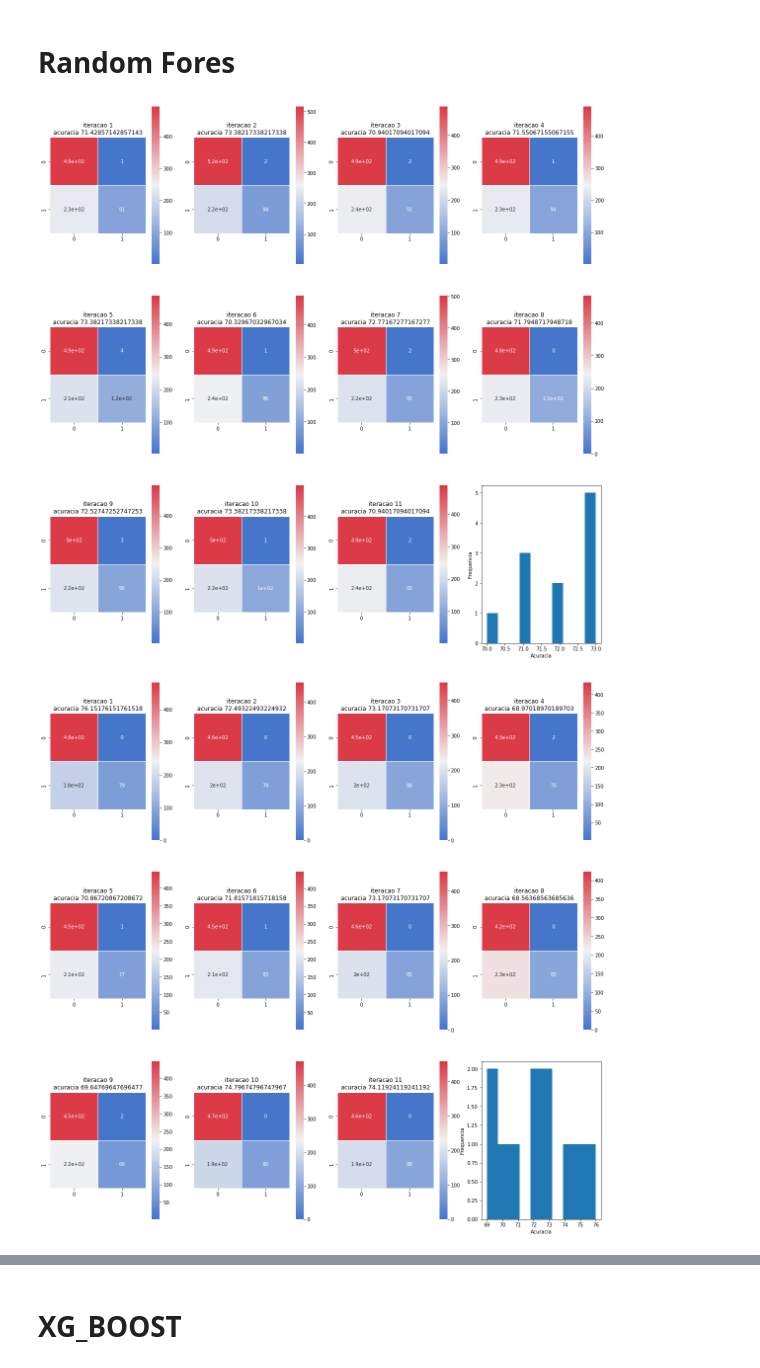
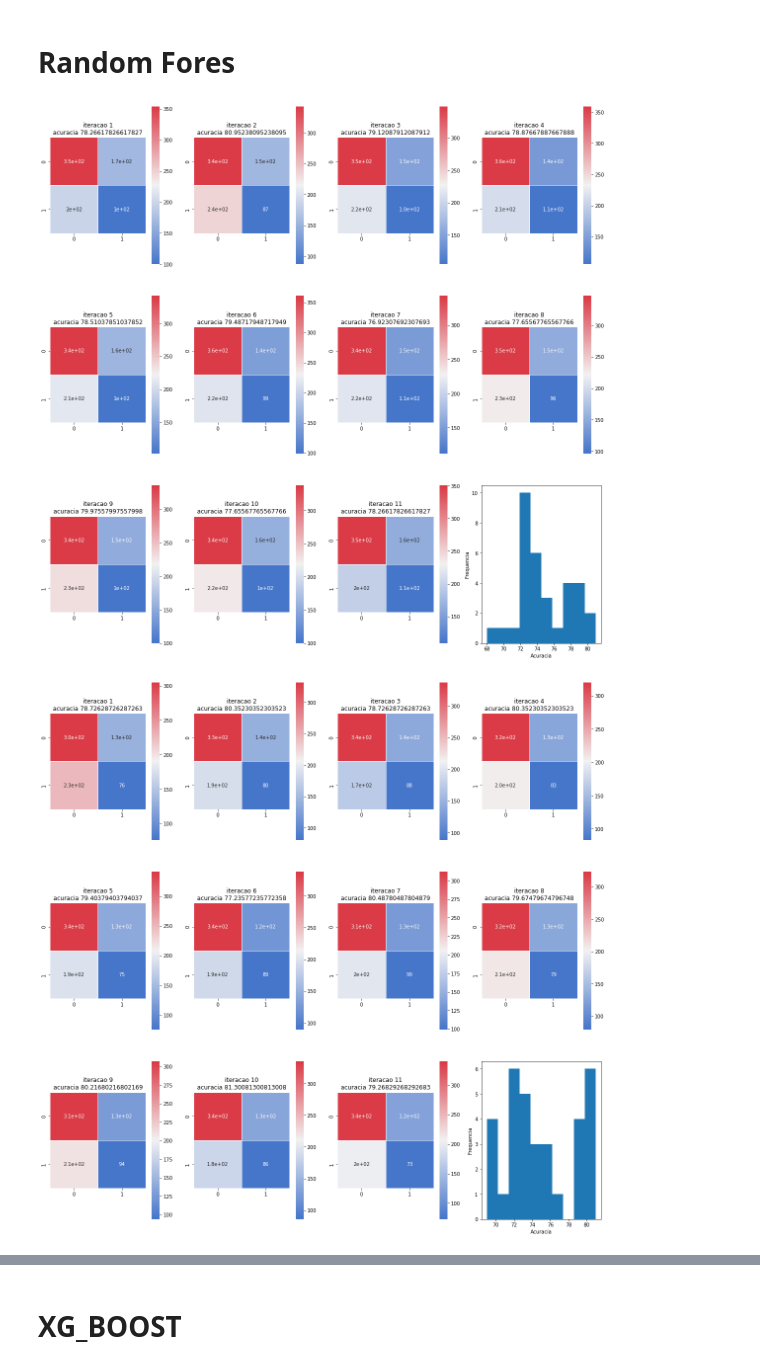
Before and after one commit to RafaelNiccheri/P2_Cdados_2021-2, a Jupyter notebook: Teste.ipynb, the cells around one changed output, grey strips where cells are left out. Cells and saved outputs as stored; diff of their text form; code cells hidden in the pictures.

```diff
--- a/Teste.ipynb
+++ b/Teste.ipynb
@@ -351,8 +351,8 @@ def RF_Clf(Train_X, Test_X, Train_Y, Test_Y):
     RF_test_score = RF_clf.score(Test_X, Test_Y)*100
     RF_train_pred = RF_clf.predict(Train_X)
     RF_test_pred = RF_clf.predict(Test_X)
-    RF_train_Recalscore = recall_score(Train_Y, RF_train_pred)*100
-    RF_test_Recalscore = recall_score(Test_Y, RF_test_pred)*100
+    RF_train_Recalscore = precision_score(Train_Y, RF_train_pred)*100
+    RF_test_Recalscore = precision_score(Test_Y, RF_test_pred)*100
     return [[RF_train_score, RF_test_score, RF_test_pred], [RF_train_Recalscore, RF_test_Recalscore]]
 # %% [markdown]
 # XGBoost Classifier
@@ -364,9 +364,9 @@ def XGB_Clf(Train_X, Test_X, Train_Y, Test_Y):
     XGB_test_score = XGB_clf.score(Test_X, Test_Y)*100
     XGB_train_pred = XGB_clf.predict(Train_X)
     XGB_test_pred = XGB_clf.predict(Test_X)
-    XGB_train_Recalscore = recall_score(Train_Y, XGB_train_pred)*100
-    XGB_test_Recalscore = recall_score(Test_Y, XGB_test_pred)*100
-    return [[XGB_train_score, XGB_test_score, XGB_test_pred], [XGB_train_Recalscore, XGB_test_Recalscore]]
+    XGB_train_precision_score = precision_score(Train_Y, XGB_train_pred)*100
+    XGB_test_precision_score = precision_score(Test_Y, XGB_test_pred)*100
+    return [[XGB_train_score, XGB_test_score, XGB_test_pred], [XGB_train_precision_score, XGB_test_precision_score]]
 # %% [markdown]
 # Logistic Regression
 # %%
@@ -563,12 +563,12 @@ def XGB_Clf_Fn(Train_X, Test_X, Train_Y, Test_Y):
 # %% [markdown]
 # Rodando os classificadores
 # %%
-listaCout_tts = []; listaSout_tts = []; lista_tts = [[], []]; lista_RF = [[], []]; lista_XGB = [[], []]
+listaCout_tts_Fn = []; listaSout_tts_Fn = []; lista_tts_Fn = [[], []]; lista_RF_Fn = [[], []]; lista_XGB_Fn = [[], []]
 for i in range(11):
     ttCout_split = tts(df_agua1.drop(['Potability'], axis=1), df_agua1.Potability, test_size=0.25)
     ttSout_split = tts(df_agua1_Sout.drop(['Potability'], axis=1), df_agua1_Sout.Potability, test_size=0.25)
-    lista_tts[0].append(ttCout_split)
-    lista_tts[1].append(ttSout_split)
+    lista_tts_Fn[0].append(ttCout_split)
+    lista_tts_Fn[1].append(ttSout_split)
     lista_RF[0].append(RF_Clf_Fn(ttCout_split[0], ttCout_split[1], ttCout_split[2], ttCout_split[3]))
     lista_RF[1].append(RF_Clf_Fn(ttSout_split[0], ttSout_split[1], ttSout_split[2], ttSout_split[3]))
     lista_XGB[0].append(XGB_Clf_Fn(ttCout_split[0], ttCout_split[1], ttCout_split[2], ttCout_split[3]))
@@ -576,7 +576,7 @@ for i in range(11):
 # %% [markdown]
 # Random Fores
 # %%
-metricas(lista_tts, lista_RF)
+metricas(lista_tts_Fn, lista_RF)
 # %% [output]
-[figure, old version]
+[figure, new version]
-[figure, old version]
+[figure, new version]
```
Also changed, not shown: parts of 5 cells of this notebook.
